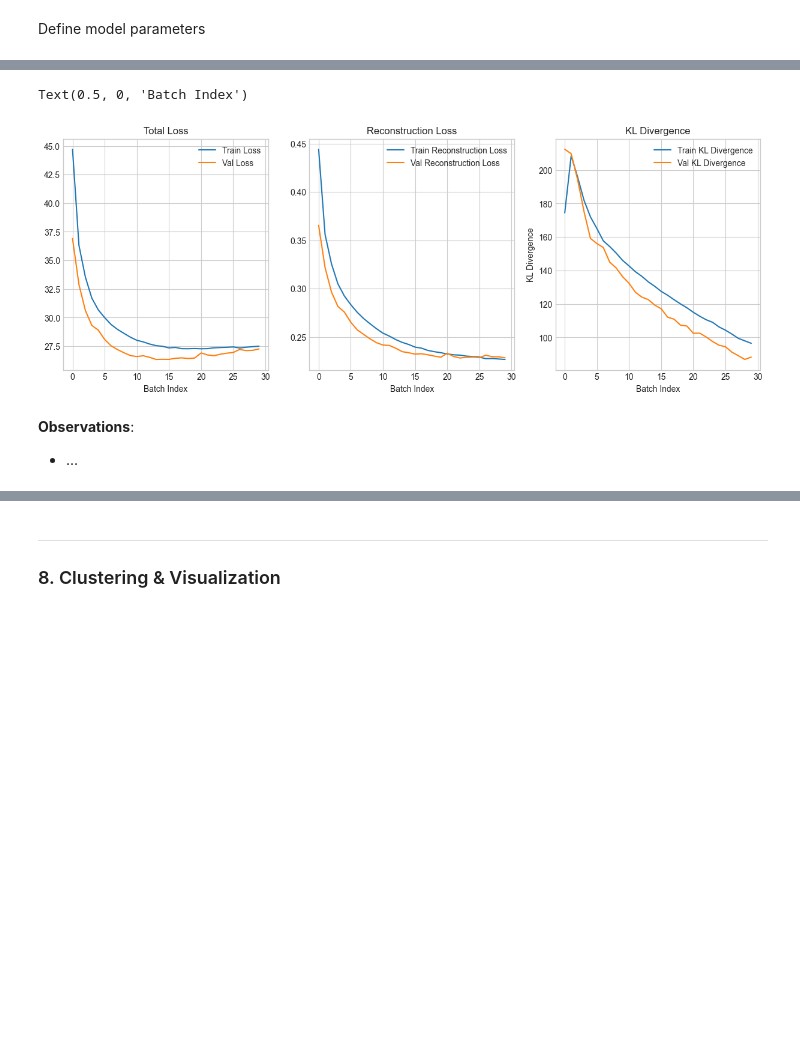
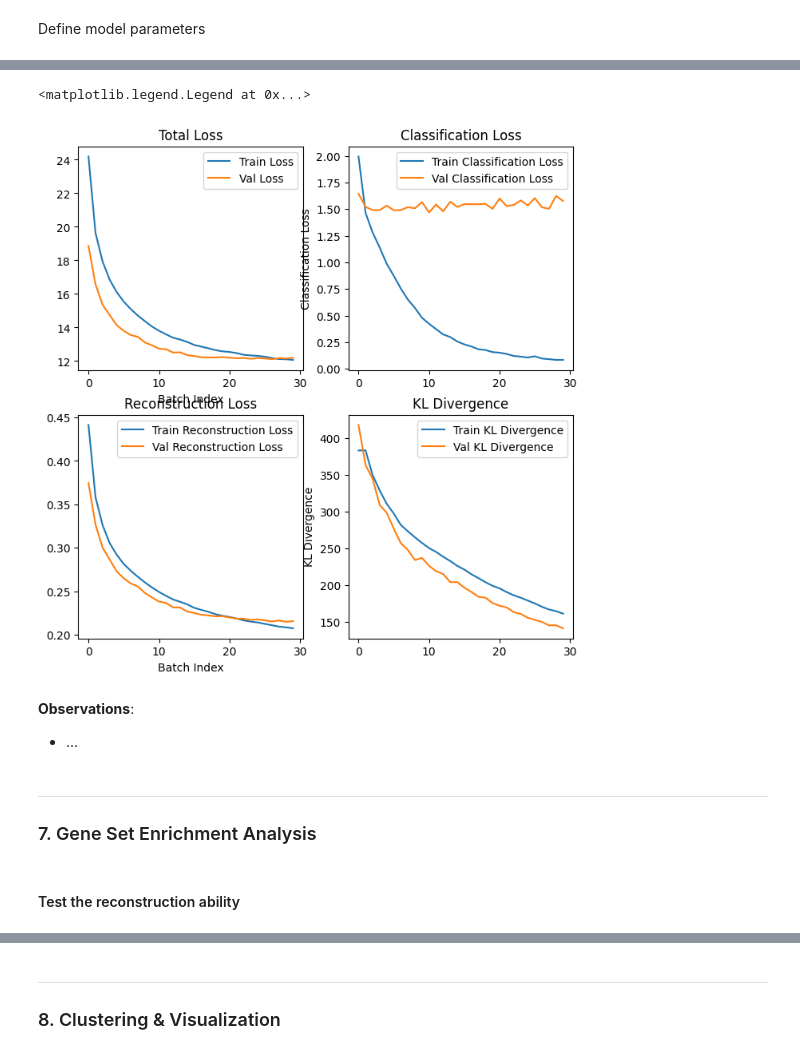
Before and after one commit to Djtrainer/cancer_research, a Jupyter notebook: notebooks/drug_induced_gene_expression_prediction.ipynb, the cells around one changed output, grey strips where cells are left out. Drawn from its saved outputs; the diff is of its cells as text; code cells hidden in the pictures; blank space fills up the shorter version.

Commit message:
add classification head

```diff
--- a/notebooks/drug_induced_gene_expression_prediction.ipynb
+++ b/notebooks/drug_induced_gene_expression_prediction.ipynb
@@ -163,6 +136,7 @@ SIGNATURE_DATA_PATH = os.path.join(DATA_PATH, "GSE92742_Broad_LINCS_sig_info.txt
 df_per = pd.read_csv(PERTURBATION_DATA_PATH, sep="\t", low_memory=False)
 df_sig = pd.read_csv(SIGNATURE_DATA_PATH, sep="\t", low_memory=False)
 df_gene = pd.read_csv(GENE_INFO_PATH, sep="\t", low_memory=False)
+df_moa = pd.read_csv(MOA_DATA_PATH, sep="\t", header=9, encoding="latin1")
 # %% [markdown]
 **Perturbation Data**
 
@@ -499,0 +493,3 @@ plt.show()
+# %%
+df_merged["moa"].fillna("Unknown", inplace=True)
+df_merged["moa"].value_counts(normalize=True)
@@ -842,7 +937,7 @@ class CVAE(torch.nn.Module):
 
         return x_reconstructed, mu, logvar
 # %%
-def vae_loss_function(recon_x, x, mu, log_var, latent_dim, beta=1.0, recon_weight=100, free_bits_per_dim=0.02):
+def vae_loss_function(recon_x, x, mu, log_var, latent_dim, beta=1.0, recon_weight=50, free_bits_per_dim=0.02):
 
     recon_loss = nn.functional.mse_loss(recon_x, x, reduction="mean")
 
@@ -855,3 +950,17 @@ def vae_loss_function(recon_x, x, mu, log_var, latent_dim, beta=1.0, recon_weigh
     kl_div = torch.clamp(kl_div, min=free_bits_per_dim * latent_dim)
 
     return recon_loss * recon_weight + beta * kl_div, recon_loss, kl_div
+# %%
+for condition, expression, moa_label in train_loader:
+    print(condition)
+    print(expression)
+    print(moa_label)
+
+
+    mask = moa_label != -1
+    print(mask)
+
+    moa_label = moa_label[mask]
+    print(moa_label)
+
+    break
@@ -972,27 +1150,38 @@ for epoch in range(1, NUM_EPOCHS + 1):
 # %%
-_, axes = plt.subplots(1, 3, figsize=(15, 5))
-axes[0].plot(history["train_loss"], label="Train Loss")
-axes[0].plot(history["val_loss"], label="Val Loss")
+_, axes = plt.subplots(2, 2, figsize=(8, 8))
+axes[0,0].plot(history["train_loss"], label="Train Loss")
+axes[0,0].plot(history["val_loss"], label="Val Loss")
 
-axes[1].plot(history["train_recon"], label="Train Reconstruction Loss")
-axes[1].plot(history["val_recon"], label="Val Reconstruction Loss")
+axes[1,0].plot(history["train_recon"], label="Train Reconstruction Loss")
+axes[1,0].plot(history["val_recon"], label="Val Reconstruction Loss")
 
-axes[2].plot(history["train_kl"], label="Train KL Divergence")
-axes[2].plot(history["val_kl"], label="Val KL Divergence")
+axes[1,1].plot(history["train_kl"], label="Train KL Divergence")
+axes[1,1].plot(history["val_kl"], label="Val KL Divergence")
 
-axes[0].set_title("Total Loss")
-axes[0].legend()
-axes[0].set_xlabel("Batch Index")
-axes[1].set_title("Reconstruction Loss")
-axes[1].legend()
-axes[1].set_xlabel("Batch Index")
-axes[2].set_title("KL Divergence")
-axes[2].set_ylabel("KL Divergence")
-axes[2].legend()
-axes[2].set_xlabel("Batch Index")
+axes[0,1].plot(history["train_class_loss"], label="Train Classification Loss")
+axes[0,1].plot(history["val_class_loss"], label="Val Classification Loss")
+
+axes[0,0].set_title("Total Loss")
+axes[0,0].legend()
+axes[0,0].set_xlabel("Batch Index")
+axes[1,0].set_title("Reconstruction Loss")
+axes[1,0].legend()
+axes[1,0].set_xlabel("Batch Index")
+axes[1,1].set_title("KL Divergence")
+axes[1,1].set_ylabel("KL Divergence")
+axes[1,1].legend()
+axes[1,0].set_xlabel("Batch Index")
+axes[0,1].set_title("Classification Loss")
+axes[0,1].set_ylabel("Classification Loss")
+axes[0,1].legend()
 # %% [output]
-Text(0.5, 0, 'Batch Index')
+<matplotlib.legend.Legend at 0x...>
-[figure, old version]
+[figure, new version]
 # %% [markdown]
 **Observations**:
 - ...
+# %% [markdown]
+---
+### 7. Gene Set Enrichment Analysis <a class="anchor" id="model"></a>
+# %% [markdown]
+#### Test the reconstruction ability
```
Also changed, not shown: parts of 59 cells of this notebook.
